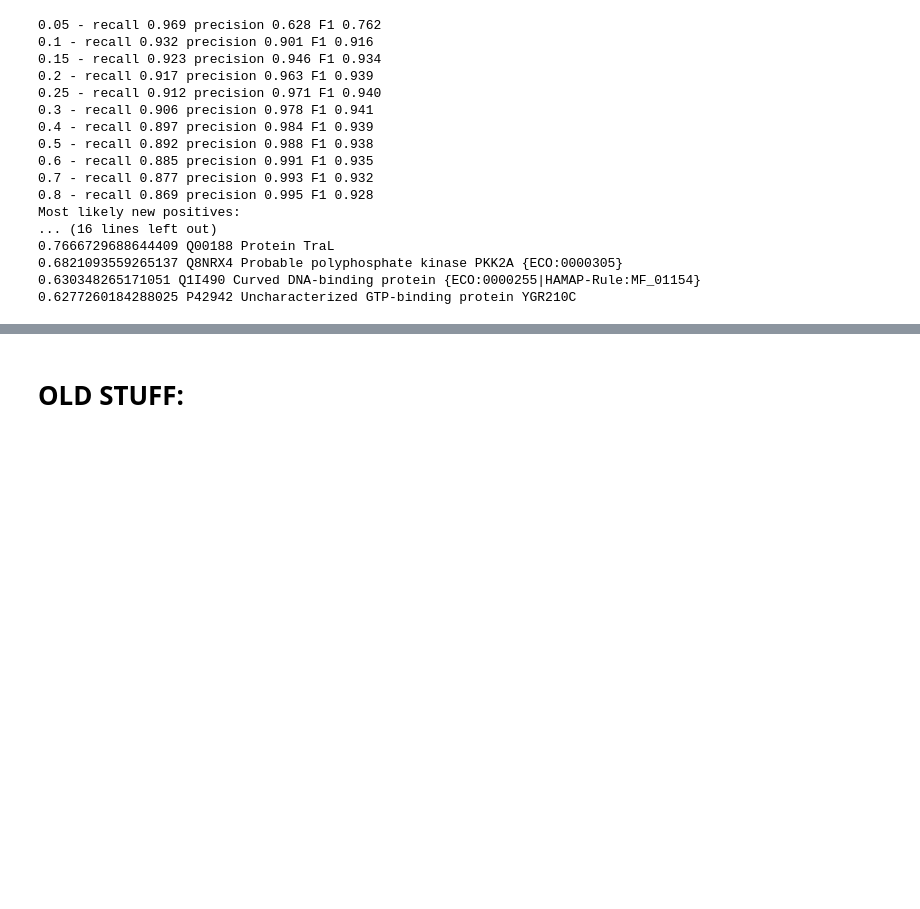
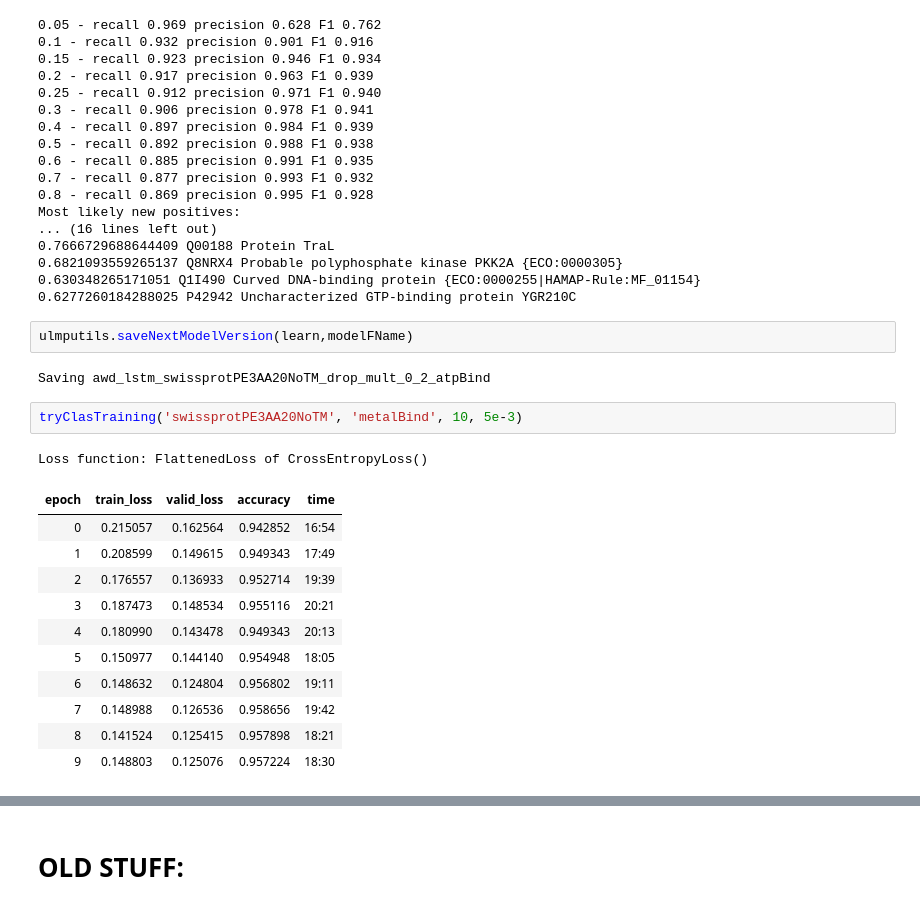
Before and after one commit to ikedim01/proteinpredictor, a Jupyter notebook: nb/ulmpclas.ipynb, the cells around one changed output, grey strips where cells are left out. Saved outputs shown, nothing was run; the diff lists cells and outputs as text; blank space fills up the shorter version.

Commit message:
Some bug fixes; added allP set; added metal ion.

```diff
--- a/nb/ulmpclas.ipynb
+++ b/nb/ulmpclas.ipynb
@@ -190,3 +190,22 @@ Most likely new positives:
 0.6821093559265137 Q8NRX4 Probable polyphosphate kinase PKK2A {ECO:0000305}
 0.630348265171051 Q1I490 Curved DNA-binding protein {ECO:0000255|HAMAP-Rule:MF_01154}
 0.6277260184288025 P42942 Uncharacterized GTP-binding protein YGR210C
+# %%
+ulmputils.saveNextModelVersion(learn,modelFName)
+# %% [output]
+Saving awd_lstm_swissprotPE3AA20NoTM_drop_mult_0_2_atpBind
+# %%
+tryClasTraining('swissprotPE3AA20NoTM', 'metalBind', 10, 5e-3)
+# %% [output]
+Loss function: FlattenedLoss of CrossEntropyLoss()
+| epoch | train_loss | valid_loss | accuracy | time |
+| 0 | 0.215057 | 0.162564 | 0.942852 | 16:54 |
+| 1 | 0.208599 | 0.149615 | 0.949343 | 17:49 |
+| 2 | 0.176557 | 0.136933 | 0.952714 | 19:39 |
+| 3 | 0.187473 | 0.148534 | 0.955116 | 20:21 |
+| 4 | 0.180990 | 0.143478 | 0.949343 | 20:13 |
+| 5 | 0.150977 | 0.144140 | 0.954948 | 18:05 |
+| 6 | 0.148632 | 0.124804 | 0.956802 | 19:11 |
+| 7 | 0.148988 | 0.126536 | 0.958656 | 19:42 |
+| 8 | 0.141524 | 0.125415 | 0.957898 | 18:21 |
+| 9 | 0.148803 | 0.125076 | 0.957224 | 18:30 |
```
Also changed, not shown: parts of 3 cells of this notebook, 3 other files.
